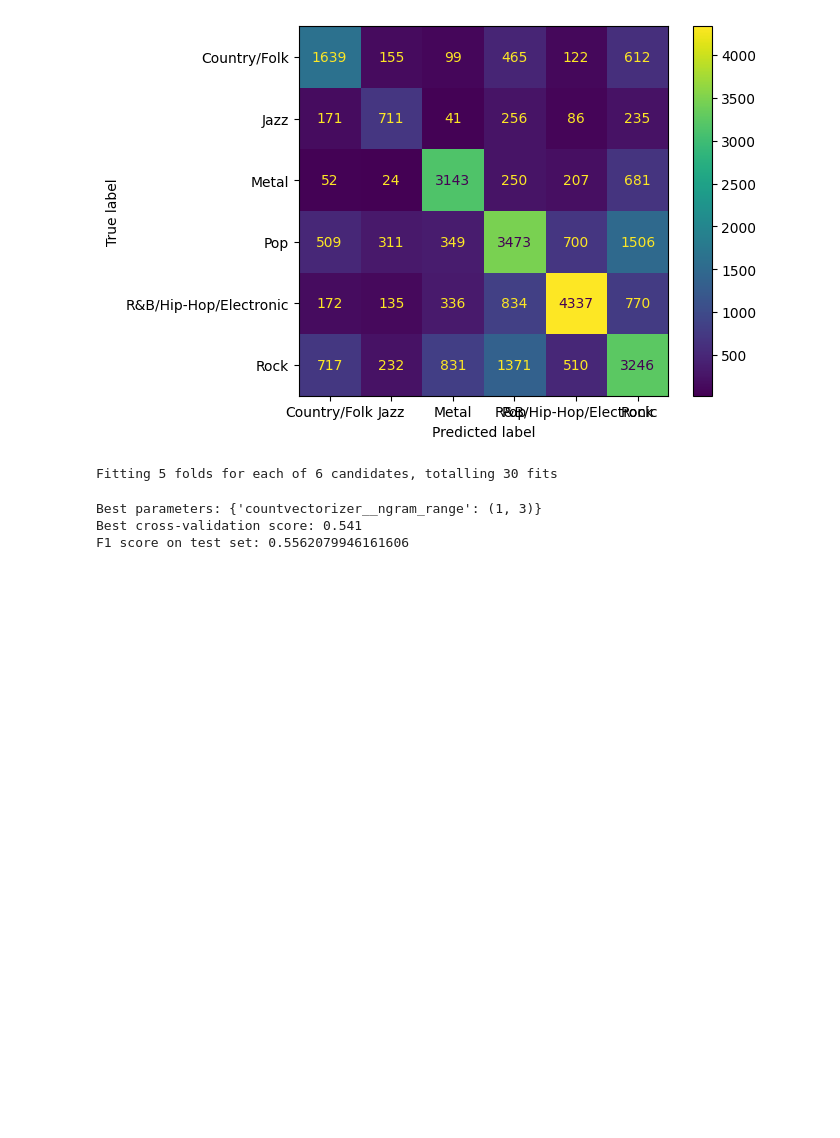
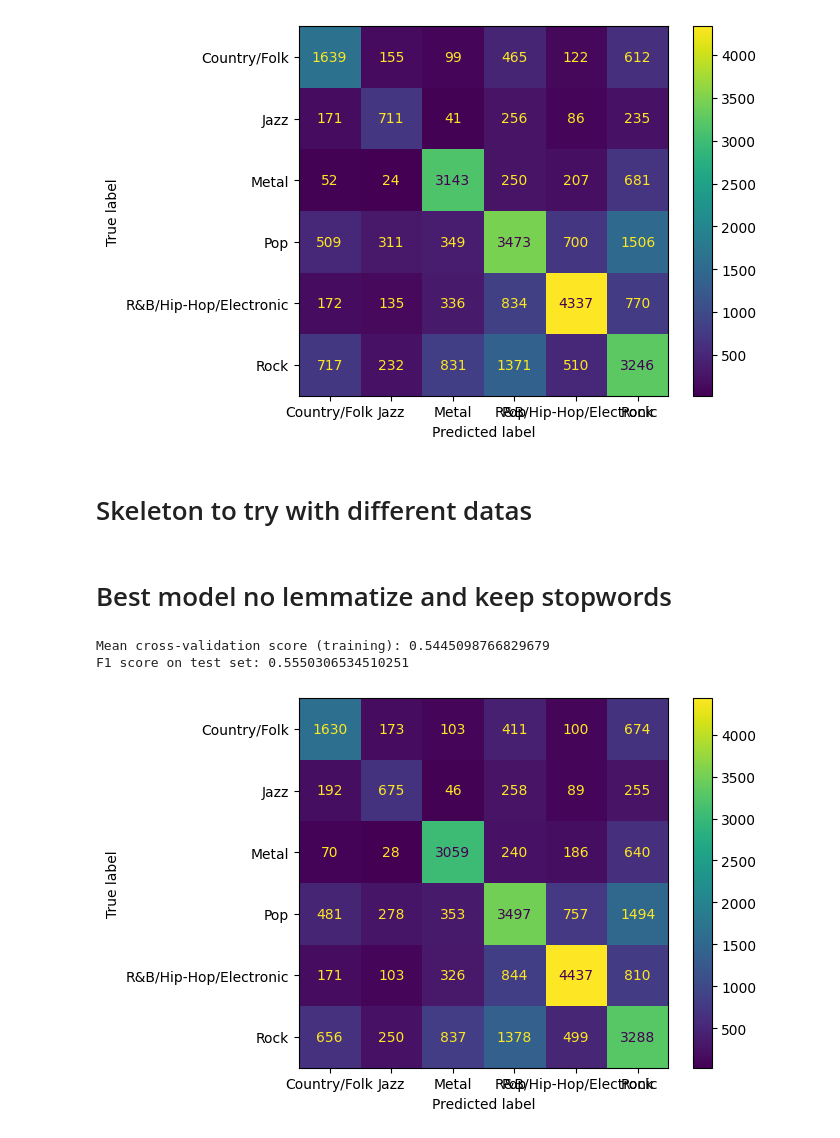
Before and after one commit to palhart/nlp-project, a Jupyter notebook: src/logistic_regression.ipynb, the cells around one changed output. Cells and saved outputs as stored; diff of their text form; code cells hidden in the pictures; blank space fills up the shorter version.

Commit message:
logistic regression n-gram neural network recurrent

```diff
--- a/src/logistic_regression.ipynb
+++ b/src/logistic_regression.ipynb
@@ -31,7 +44,13 @@ True
 # %%
 df = pp.load_data("english_cleaned_lyrics.csv")
-df = pp.preprocess_data(df)
+df_no_lemmatize_keep_stop = pp.preprocess_data(df.copy(), lemmatize=False, remove_stops=False)
+df_no_lemmatize = pp.preprocess_data(df.copy(), lemmatize=False)
+df_keep_stop = pp.preprocess_data(df.copy(), remove_stops=False)
+df = pp.preprocess_data(df.copy())
 df = pp.adjust_genre_distribution(df)
+df_no_lemmatize_keep_stop = pp.adjust_genre_distribution(df_no_lemmatize)
+df_no_lemmatize = pp.adjust_genre_distribution(df_no_lemmatize)
+df_keep_stop = pp.adjust_genre_distribution(df_keep_stop)
 df = df[['lyrics', 'genre']]
 df
 # %% [output]
@@ -79,33 +131,36 @@ disp.plot()
 plt.show()
 # %% [output]
 [figure]
-# %%
-model = make_pipeline(
-    CountVectorizer(tokenizer=word_tokenize, token_pattern=None),
-    LogisticRegression(random_state=42, class_weight='balanced', solver='liblinear', penalty='l1', C=1, max_iter=200)
-)
-
-# Define the parameter grid focusing only on n-gram ranges
-param_grid = {
-    'countvectorizer__ngram_range': [(1, 1), (1, 2), (1, 3), (2, 2), (2, 3), (3, 3)]
-}
-
-# Setup GridSearchCV
-grid_search = GridSearchCV(model, param_grid, cv=5, scoring='f1_macro', verbose=1)
-
-# Fit the grid search model
-grid_search.fit(X_train, y_train)
-
-# Output the best parameters and best score
-print("Best parameters:", grid_search.best_params_)
-print("Best cross-validation score: {:.3f}".format(grid_search.best_score_))
-
-# Evaluate the best model on the test set
-y_pred = grid_search.predict(X_test)
-test_score = f1_score(y_test, y_pred, average='macro')
-print("F1 score on test set:", test_score)
-# %% [output]
-Fitting 5 folds for each of 6 candidates, totalling 30 fits
-Best parameters: {'countvectorizer__ngram_range': (1, 3)}
-Best cross-validation score: 0.541
-F1 score on test set: 0.5562079946161606
+# %% [markdown]
+# Skeleton to try with different datas
+# %%
+def skeleton_model(df):
+    X = df['lyrics'].to_list()
+    y = df['genre'].to_list()
+    X_train, X_test, y_train, y_test = train_test_split(X, y, test_size=0.2, random_state=42)
+    model = make_pipeline(
+        CountVectorizer(tokenizer=word_tokenize, ngram_range=(1,3), token_pattern=None),
+        LogisticRegression(random_state=42, class_weight='balanced', solver='liblinear', penalty='l1', C=1,max_iter=200)
+    )
+
+    model.fit(X_train, y_train)
+    train_scores = cross_val_score(model, X_train, y_train, cv=5, scoring='f1_macro')
+    print("Mean cross-validation score (training):", train_scores.mean())
+
+    y_pred = model.predict(X_test)
+    test_score = f1_score(y_test, y_pred, average='macro')
+    print("F1 score on test set:", test_score)
+
+    cm = confusion_matrix(y_test, y_pred, labels=model.classes_)
+    disp = ConfusionMatrixDisplay(confusion_matrix=cm,
+                                display_labels=model.classes_)
+    disp.plot()
+    plt.show()
+# %% [markdown]
+# Best model no lemmatize and keep stopwords
+# %%
+skeleton_model(df_no_lemmatize_keep_stop)
+# %% [output]
+Mean cross-validation score (training): 0.5445098766829679
+F1 score on test set: 0.5550306534510251
+[figure, added]
```
Also changed, not shown: parts of 12 cells of this notebook, 2 other files.
